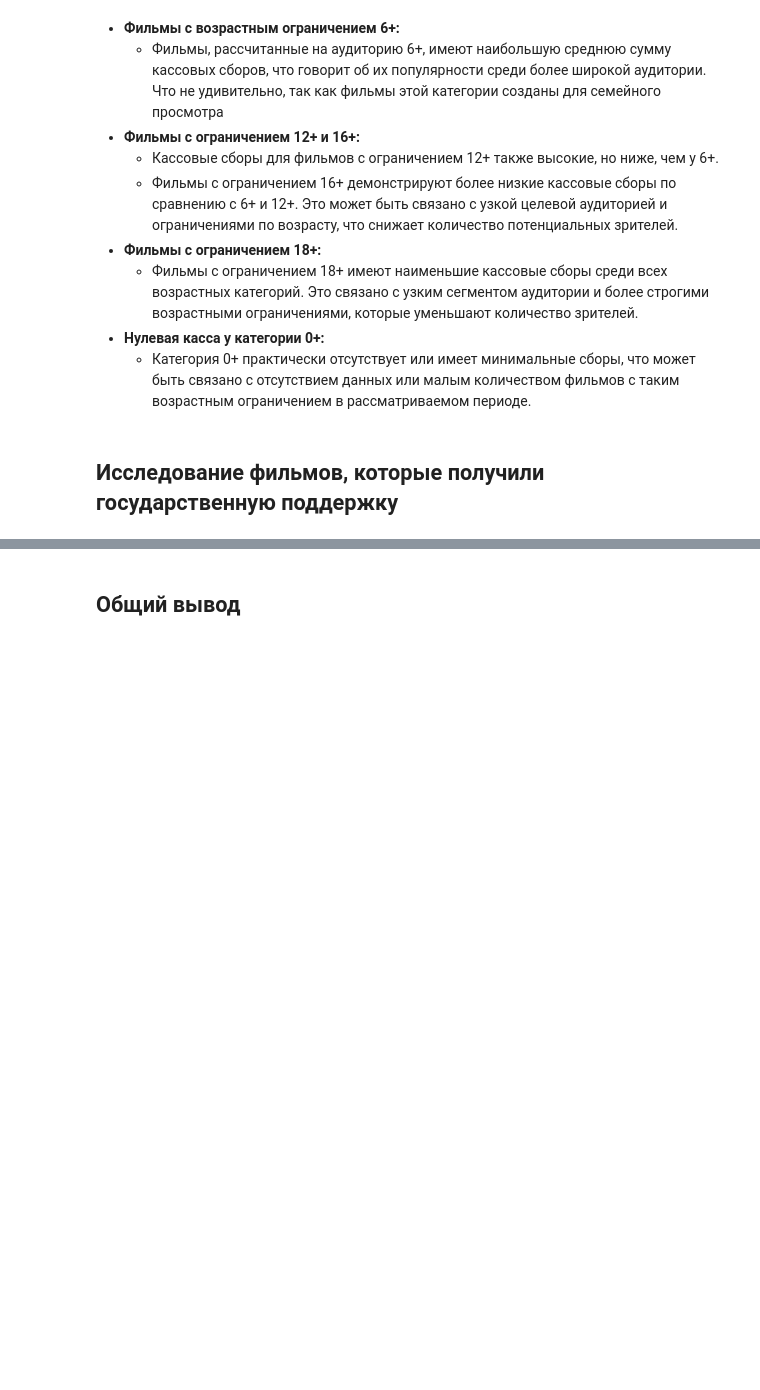
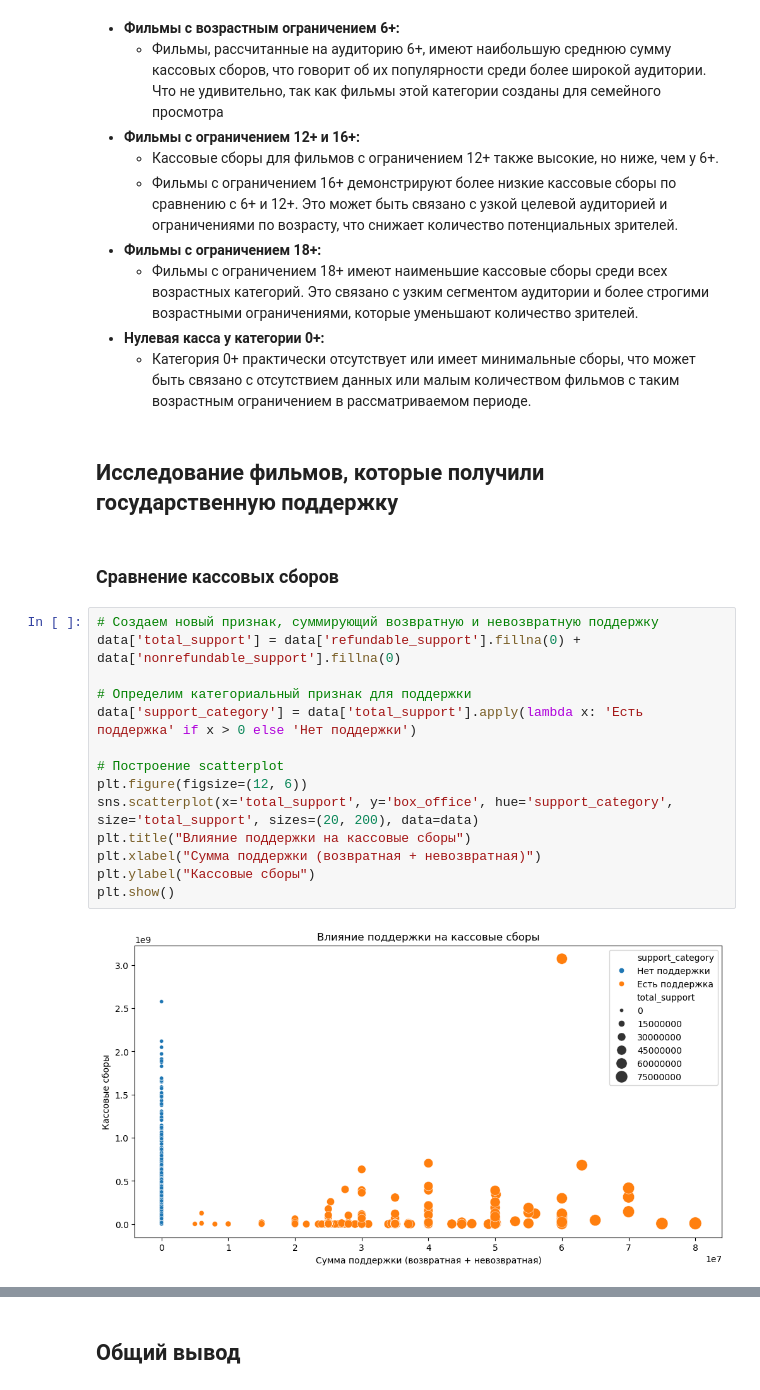
Before and after one commit to arina-fedorova/DataAnalysis, a Jupyter notebook: RU/Исследование данных о российском кинопрокате/film_distribution_analysis.ipynb, the cells around one changed output, grey strips where cells are left out. Cells and saved outputs as stored; diff of their text form; blank space fills up the shorter version.

```diff
--- a/RU/Исследование данных о российском кинопрокате/film_distribution_analysis.ipynb
+++ b/RU/Исследование данных о российском кинопрокате/film_distribution_analysis.ipynb
@@ -629,3 +629,21 @@ Text(0, 0.5, 'Сумма сборов')
     - Категория 0+ практически отсутствует или имеет минимальные сборы, что может быть связано с отсутствием данных или малым количеством фильмов с таким возрастным ограничением в рассматриваемом периоде.
 # %% [markdown]
 ## Исследование фильмов, которые получили государственную поддержку
+# %% [markdown]
+### Сравнение кассовых сборов
+# %%
+# Создаем новый признак, суммирующий возвратную и невозвратную поддержку
+data['total_support'] = data['refundable_support'].fillna(0) + data['nonrefundable_support'].fillna(0)
+
+# Определим категориальный признак для поддержки
+data['support_category'] = data['total_support'].apply(lambda x: 'Есть поддержка' if x > 0 else 'Нет поддержки')
+
+# Построение scatterplot
+plt.figure(figsize=(12, 6))
+sns.scatterplot(x='total_support', y='box_office', hue='support_category', size='total_support', sizes=(20, 200), data=data)
+plt.title("Влияние поддержки на кассовые сборы")
+plt.xlabel("Сумма поддержки (возвратная + невозвратная)")
+plt.ylabel("Кассовые сборы")
+plt.show()
+# %% [output]
+[figure, added]
```
Also changed, not shown: parts of 29 cells of this notebook.
